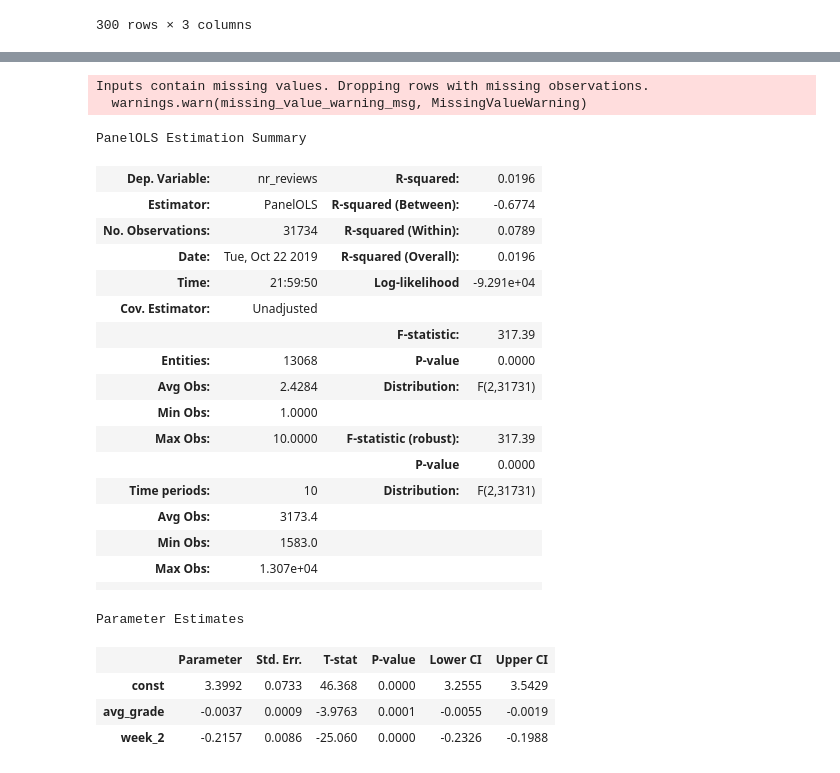
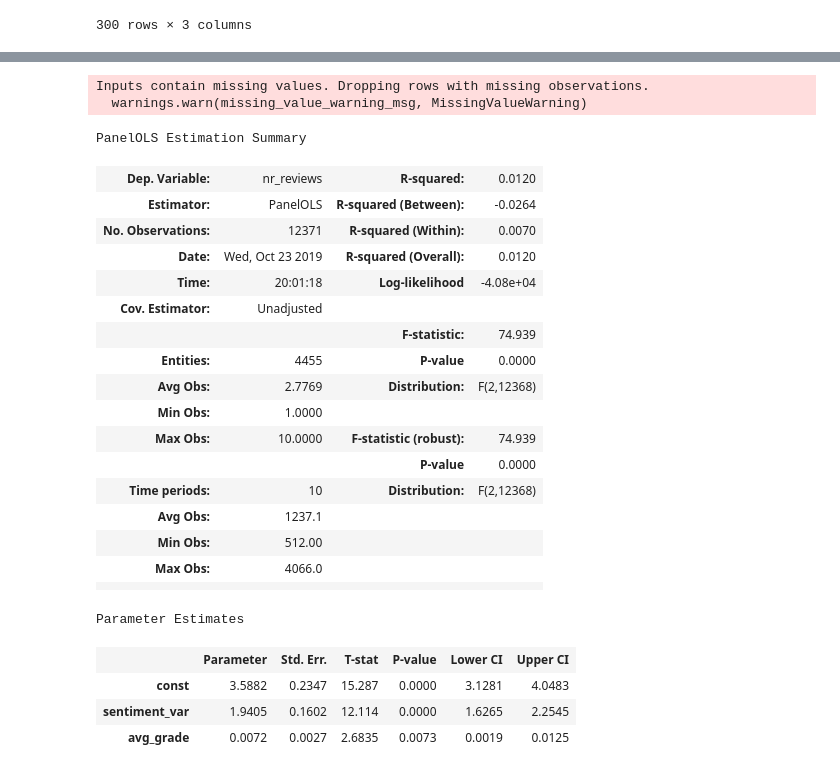
Before and after one commit to Wolfpack-Inc/stategy-business-models, a Jupyter notebook: weeks-volume-reviews.ipynb, the cells around one changed output, grey strips where cells are left out. Drawn from its saved outputs; the diff is of its cells as text; code cells hidden in the pictures.

```diff
--- a/weeks-volume-reviews.ipynb
+++ b/weeks-volume-reviews.ipynb
@@ -211 +265,3 @@ user_reviews.rename(columns = {'grade': 'avg_grade'}, inplace=True)
+# %%
+user_reviews = pd.read_pickle('user_reviews.pkl')
 # %%
@@ -220,2 +278,0 @@ user_reviews.head()
-# %%
-user_reviews['week_2'] = user_reviews['week']
@@ -225,33 +289,33 @@ import statsmodels.api as sm
 # %%
 data = user_reviews.set_index(['game', 'week'])
 dependent = data.nr_reviews
-exog = sm.add_constant(data[['avg_grade', 'week_2']])
+exog = sm.add_constant(data[['sentiment_var', 'avg_grade']])
 mod = PanelOLS(dependent, exog)
 res = mod.fit(cov_type='unadjusted')
 res
 # %% [output]
 Inputs contain missing values. Dropping rows with missing observations.
   warnings.warn(missing_value_warning_msg, MissingValueWarning)
 PanelOLS Estimation Summary
-| Dep. Variable: | nr_reviews | R-squared: | 0.0196 |
-| Estimator: | PanelOLS | R-squared (Between): | -0.6774 |
-| No. Observations: | 31734 | R-squared (Within): | 0.0789 |
-| Date: | Tue, Oct 22 2019 | R-squared (Overall): | 0.0196 |
-| Time: | 21:59:50 | Log-likelihood | -9.291e+04 |
+| Dep. Variable: | nr_reviews | R-squared: | 0.0120 |
+| Estimator: | PanelOLS | R-squared (Between): | -0.0264 |
+| No. Observations: | 12371 | R-squared (Within): | 0.0070 |
+| Date: | Wed, Oct 23 2019 | R-squared (Overall): | 0.0120 |
+| Time: | 20:01:18 | Log-likelihood | -4.08e+04 |
 | Cov. Estimator: | Unadjusted |  |  |
-|  |  | F-statistic: | 317.39 |
-| Entities: | 13068 | P-value | 0.0000 |
-| Avg Obs: | 2.4284 | Distribution: | F(2,31731) |
+|  |  | F-statistic: | 74.939 |
+| Entities: | 4455 | P-value | 0.0000 |
+| Avg Obs: | 2.7769 | Distribution: | F(2,12368) |
 | Min Obs: | 1.0000 |  |  |
-| Max Obs: | 10.0000 | F-statistic (robust): | 317.39 |
+| Max Obs: | 10.0000 | F-statistic (robust): | 74.939 |
 |  |  | P-value | 0.0000 |
-| Time periods: | 10 | Distribution: | F(2,31731) |
-| Avg Obs: | 3173.4 |  |  |
-| Min Obs: | 1583.0 |  |  |
-| Max Obs: | 1.307e+04 |  |  |
+| Time periods: | 10 | Distribution: | F(2,12368) |
+| Avg Obs: | 1237.1 |  |  |
+| Min Obs: | 512.00 |  |  |
+| Max Obs: | 4066.0 |  |  |
 |  |  |  |  |
 Parameter Estimates
 |  | Parameter | Std. Err. | T-stat | P-value | Lower CI | Upper CI |
-| const | 3.3992 | 0.0733 | 46.368 | 0.0000 | 3.2555 | 3.5429 |
-| avg_grade | -0.0037 | 0.0009 | -3.9763 | 0.0001 | -0.0055 | -0.0019 |
-| week_2 | -0.2157 | 0.0086 | -25.060 | 0.0000 | -0.2326 | -0.1988 |
+| const | 3.5882 | 0.2347 | 15.287 | 0.0000 | 3.1281 | 4.0483 |
+| sentiment_var | 1.9405 | 0.1602 | 12.114 | 0.0000 | 1.6265 | 2.2545 |
+| avg_grade | 0.0072 | 0.0027 | 2.6835 | 0.0073 | 0.0019 | 0.0125 |
```
Also changed, not shown: parts of 20 cells of this notebook, 1 other file.
